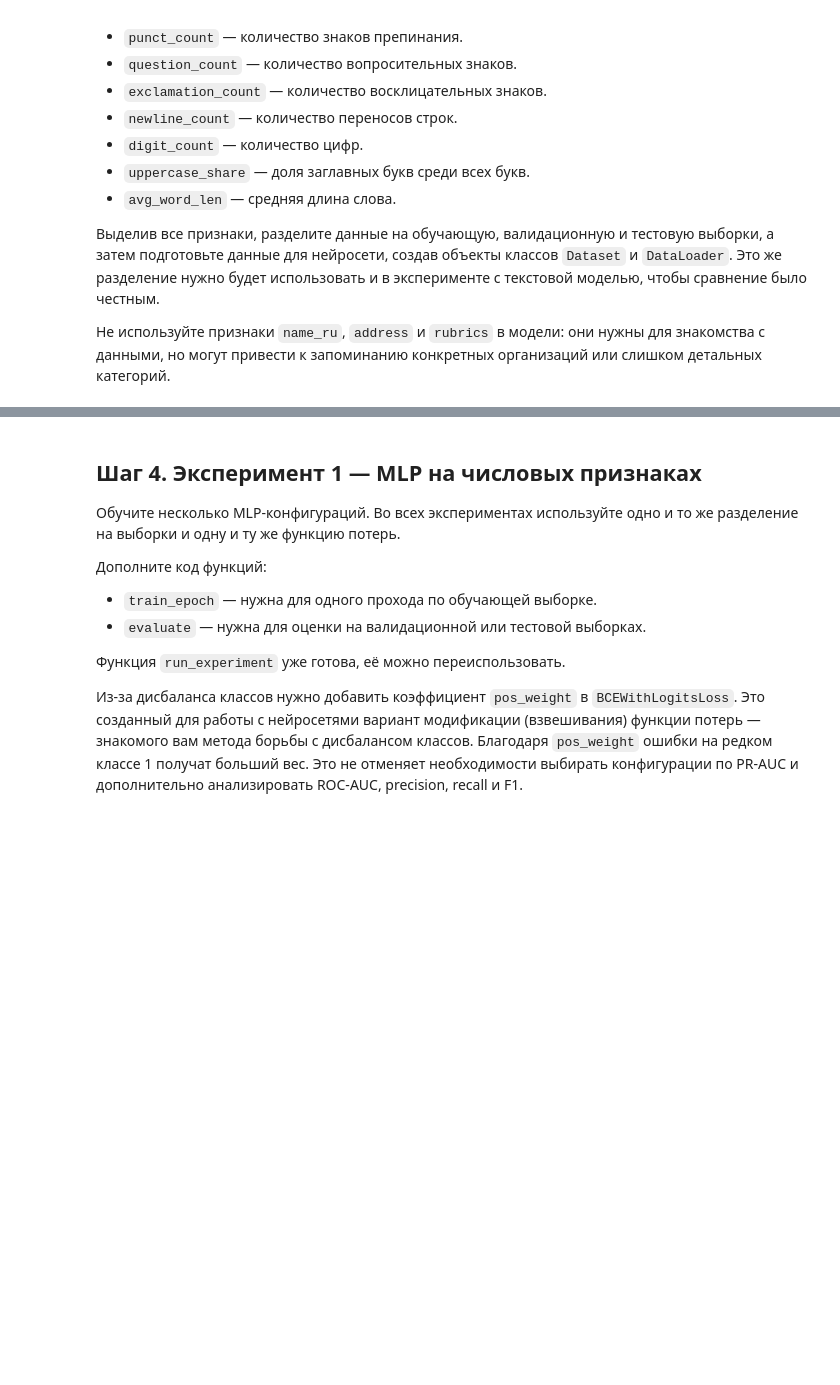
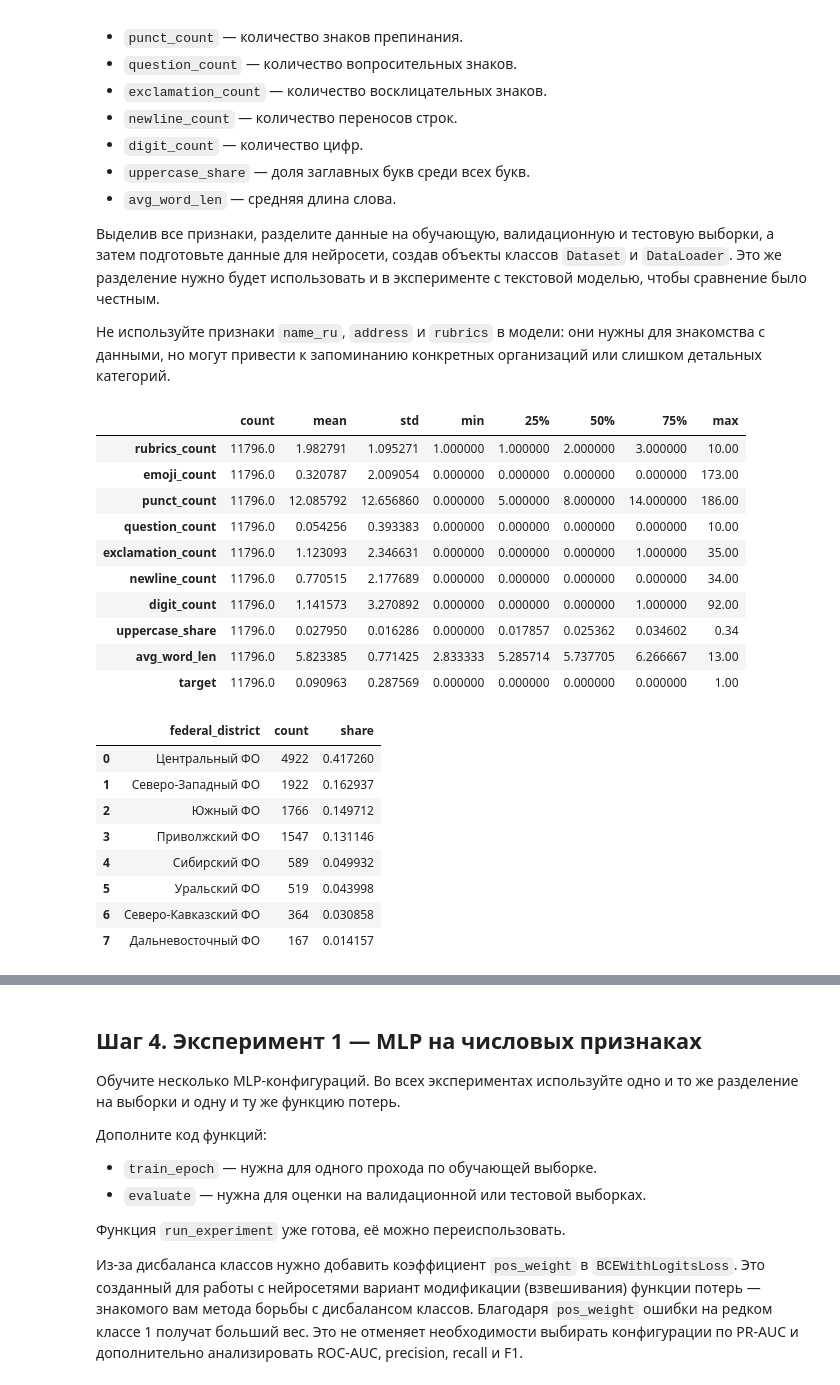
Before and after one commit to nikolai/practicum-tone-of-review-by-neural-network, a Jupyter notebook: tone_of_review_by_neural_network.ipynb, the cells around one changed output, grey strips where cells are left out. Saved outputs shown, nothing was run; the diff lists cells and outputs as text; code cells hidden in the pictures; blank space fills up the shorter version.

```diff
--- a/tone_of_review_by_neural_network.ipynb
+++ b/tone_of_review_by_neural_network.ipynb
@@ -84,7 +964,8 @@ EDA в этом проекте — короткий блок для знаком
 Запустите ячейки, посмотрите на результаты и переходите к оформлению выводов.
 # %%
 # Код для EDA готов: запустите ячейки и изучите выводы
-df = pd.read_csv(DATA_PATH)
+resource_loader = ResourceLoader()
+df = resource_loader.load_dataset('https://code.s3.yandex.net/datasets/ds_s26_geo_reviews')
 
 print(f"Размер датасета: {df.shape[0]} строк, {df.shape[1]} столбцов")
 display(df.head())
@@ -159,53 +1089,99 @@ df_features = df.copy()
 text = df_features["text"].astype(str)
 punctuation = string.punctuation + "«»—–…“”„"
 
+def count_char(line, chars):
+    if chars == '\\n':
+        return line.count('\\n')
+    return len([c for c in list(line) if c in chars])
+
+def count_by_condition(line, condition):
+    return len([ch for ch in list(line) if condition(ch)])
+
 # 1. Количество знаков препинания
-df_features["punct_count"] = ...
+df_features["punct_count"] = text.apply(lambda t: count_char(t, punctuation))
+assert count_char('Прошлые -«а мы знали». \\nДавно была проверка! \\nПро', punctuation) == 7
+
 
 # 2. Количество вопросительных знаков
-df_features["question_count"] = ...
+df_features["question_count"] = text.apply(lambda t: count_char(t, '?'))
+assert count_char('Прошлые -«а мы знали». \\nДавно была проверка! \\nПро???', '?') == 3
+
 
 # 3. Количество восклицательных знаков
-df_features["exclamation_count"] = ...
+df_features["exclamation_count"] = text.apply(lambda t: count_char(t, '!'))
+assert count_char('Прошлые -«а мы знали». \\nДавно была проверка! \\nПро', '!') == 1
+
 
 # 4. Количество переносов строк
-df_features["newline_count"] = ...
+df_features["newline_count"] = text.apply(lambda t: count_char(t, '\\n'))
+assert count_char('Прошлые -«а мы знали». \\nДавно была проверка! \\nПро', '\\n') == 2
 
 # 5. Количество цифр
-df_features["digit_count"] = ...
+df_features["digit_count"] = text.apply(lambda t: count_char(t, string.digits))
+assert count_char('Прошлые -«а мы знали111». \\nДавно была проверка01! \\nПро', string.digits) == 5
 
 # 6. Доля заглавных букв среди всех букв
 # Сначала посчитайте общее число букв и число заглавных букв
-letters_count = ...
-upper_count = ...
-df_features["uppercase_share"] = ...
+letters_count = text.apply(lambda t: count_by_condition(t, str.isalpha))
+assert count_by_condition('abcAA 123', str.isalpha) == 5
+upper_count = text.apply(lambda t: count_by_condition(t, str.isupper))
+assert count_by_condition('abcAA 123', str.isupper) == 2
+df_features["uppercase_share"] = upper_count/letters_count.replace(0, np.nan)
 df_features["uppercase_share"] = df_features["uppercase_share"].fillna(0)
 
+def avg_word_length(t):
+    words = re.findall(r'\b\w+\b', t)
+    return np.mean([len(x) for x in words])
+
+assert avg_word_length('aaa bbbbb') == 4.0
+assert avg_word_length('aaa, bbbbb!') == 4.0
 # 7. Средняя длина слова
-df_features["avg_word_len"] = ...
+df_features["avg_word_len"] = text.apply(avg_word_length).replace(0, np.nan)
 df_features["avg_word_len"] = df_features["avg_word_len"].fillna(0)
+# display(df_features[["avg_word_len", 'text']].head(3))
 
 numeric_features = [
     "rubrics_count",
     "emoji_count",
     "punct_count",
     "question_count",
     "exclamation_count",
     "newline_count",
     "digit_count",
     "uppercase_share",
     "avg_word_len",
 ]
 
 categorical_features = ["federal_district"]
 
 display(df_features[numeric_features + ["target"]].describe().T)
 
 district_distribution = (
     df_features["federal_district"]
     .value_counts()
     .rename_axis("federal_district")
     .reset_index(name="count")
 )
 district_distribution["share"] = district_distribution["count"] / len(df_features)
 display(district_distribution)
+# %% [output]
+|  | count | mean | std | min | 25% | 50% | 75% | max |
+| rubrics_count | 11796.0 | 1.982791 | 1.095271 | 1.000000 | 1.000000 | 2.000000 | 3.000000 | 10.00 |
+| emoji_count | 11796.0 | 0.320787 | 2.009054 | 0.000000 | 0.000000 | 0.000000 | 0.000000 | 173.00 |
+| punct_count | 11796.0 | 12.085792 | 12.656860 | 0.000000 | 5.000000 | 8.000000 | 14.000000 | 186.00 |
+| question_count | 11796.0 | 0.054256 | 0.393383 | 0.000000 | 0.000000 | 0.000000 | 0.000000 | 10.00 |
+| exclamation_count | 11796.0 | 1.123093 | 2.346631 | 0.000000 | 0.000000 | 0.000000 | 1.000000 | 35.00 |
+| newline_count | 11796.0 | 0.770515 | 2.177689 | 0.000000 | 0.000000 | 0.000000 | 0.000000 | 34.00 |
+| digit_count | 11796.0 | 1.141573 | 3.270892 | 0.000000 | 0.000000 | 0.000000 | 1.000000 | 92.00 |
+| uppercase_share | 11796.0 | 0.027950 | 0.016286 | 0.000000 | 0.017857 | 0.025362 | 0.034602 | 0.34 |
+| avg_word_len | 11796.0 | 5.823385 | 0.771425 | 2.833333 | 5.285714 | 5.737705 | 6.266667 | 13.00 |
+| target | 11796.0 | 0.090963 | 0.287569 | 0.000000 | 0.000000 | 0.000000 | 0.000000 | 1.00 |
+|  | federal_district | count | share |
+| 0 | Центральный ФО | 4922 | 0.417260 |
+| 1 | Северо-Западный ФО | 1922 | 0.162937 |
+| 2 | Южный ФО | 1766 | 0.149712 |
+| 3 | Приволжский ФО | 1547 | 0.131146 |
+| 4 | Сибирский ФО | 589 | 0.049932 |
+| 5 | Уральский ФО | 519 | 0.043998 |
+| 6 | Северо-Кавказский ФО | 364 | 0.030858 |
+| 7 | Дальневосточный ФО | 167 | 0.014157 |
```
Also changed, not shown: parts of 41 cells of this notebook, 2 other files.
